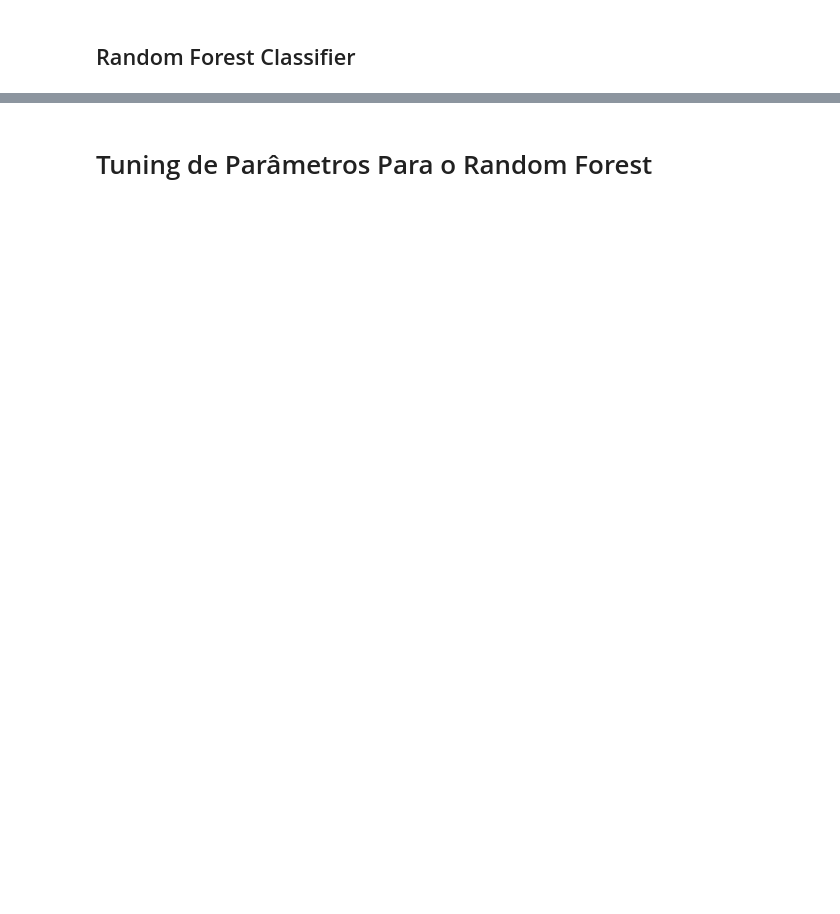
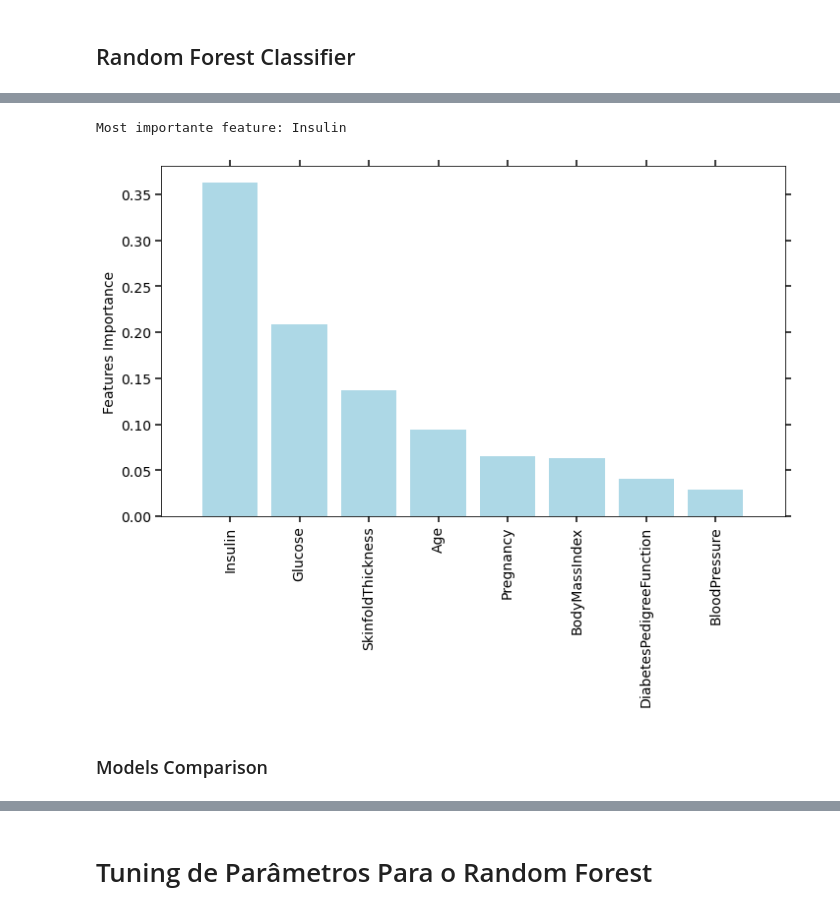
Before and after one commit to cfascina/rtaps, a Jupyter notebook: projects/diabetes-prediction/main.ipynb, the cells around one changed output, grey strips where cells are left out. Saved outputs shown, nothing was run; the diff lists cells and outputs as text; code cells hidden in the pictures; blank space fills up the shorter version.

Commit message:
Models Comparison

```diff
--- a/projects/diabetes-prediction/main.ipynb
+++ b/projects/diabetes-prediction/main.ipynb
@@ -886,0 +759,35 @@ plt.show()
+# %%
+descendingIndices = np.argsort(importances)[::-1]
+# %%
+importancesSorted = [importances[idx] for idx in descendingIndices]
+# %%
+featuresSorted = [features[idx] for idx in descendingIndices]
+# %%
+print(f'Most importante feature: {featuresSorted[0]}')
+# %% [output]
+Most importante feature: Insulin
+# %%
+def plotImportances(xTraining, featuresSorted, importancesSorted):
+
+    align = 'center'
+    barColor = 'lightblue'
+    fontSize = 14
+    label = '__nolegend__'
+
+    ax = plt.bar(range(xTraining.shape[1]), importancesSorted, color = barColor, align = align, label = label)
+    ax = plt.xticks(range(xTraining.shape[1]), featuresSorted, rotation = 90)
+    ax = plt.xlim([-1, xTraining.shape[1]])
+    ax = plt.ylabel('Features Importance', fontSize = fontSize)
+    ax = plt.tick_params('both', length = 6, width = 1.5, which = 'major', right = True, top = True)
+    ax = plt.xticks(fontsize = fontSize)
+    ax = plt.yticks(fontsize = fontSize)
+    ax = plt.tight_layout()
+
+    return ax
+# %%
+fig1 = plt.figure(1, figsize = (10, 8))
+ax = plotImportances(xTraining, featuresSorted, importancesSorted)
+# %% [output]
+[figure, added]
+# %% [markdown]
+### Models Comparison
```
Also changed, not shown: parts of 64 cells of this notebook, 2 other files.
